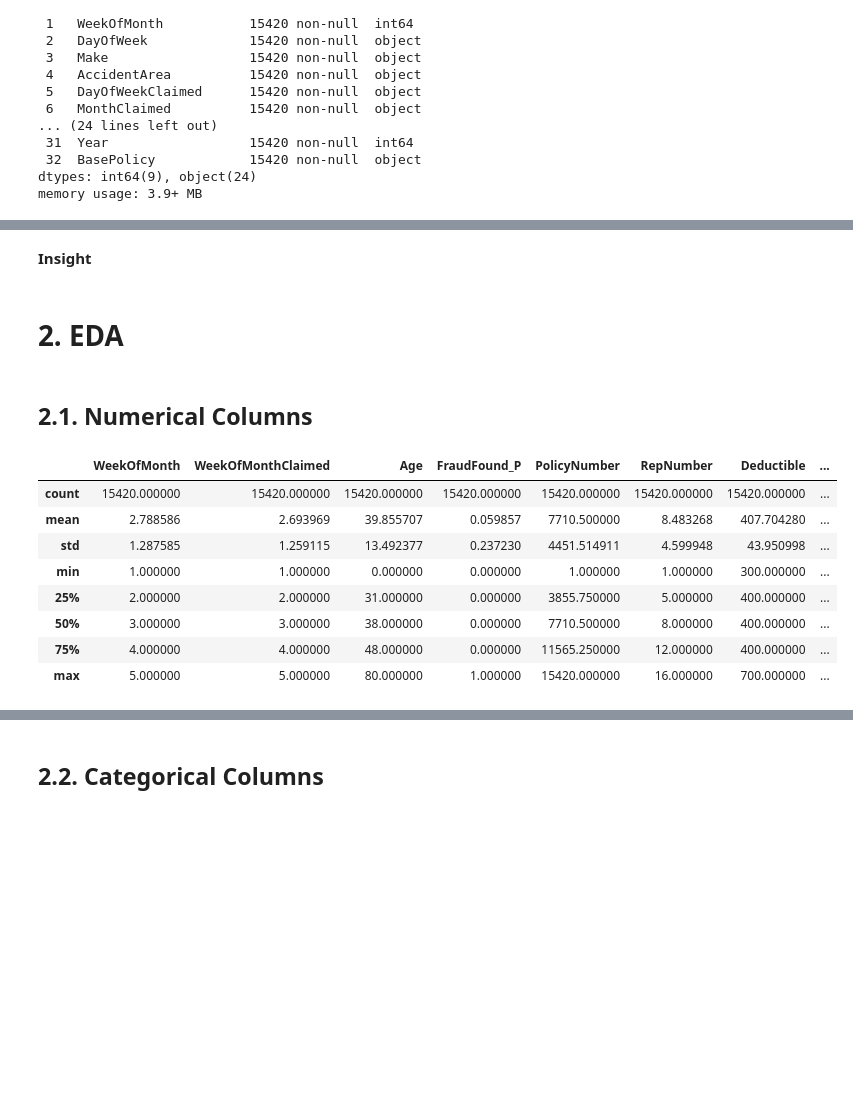
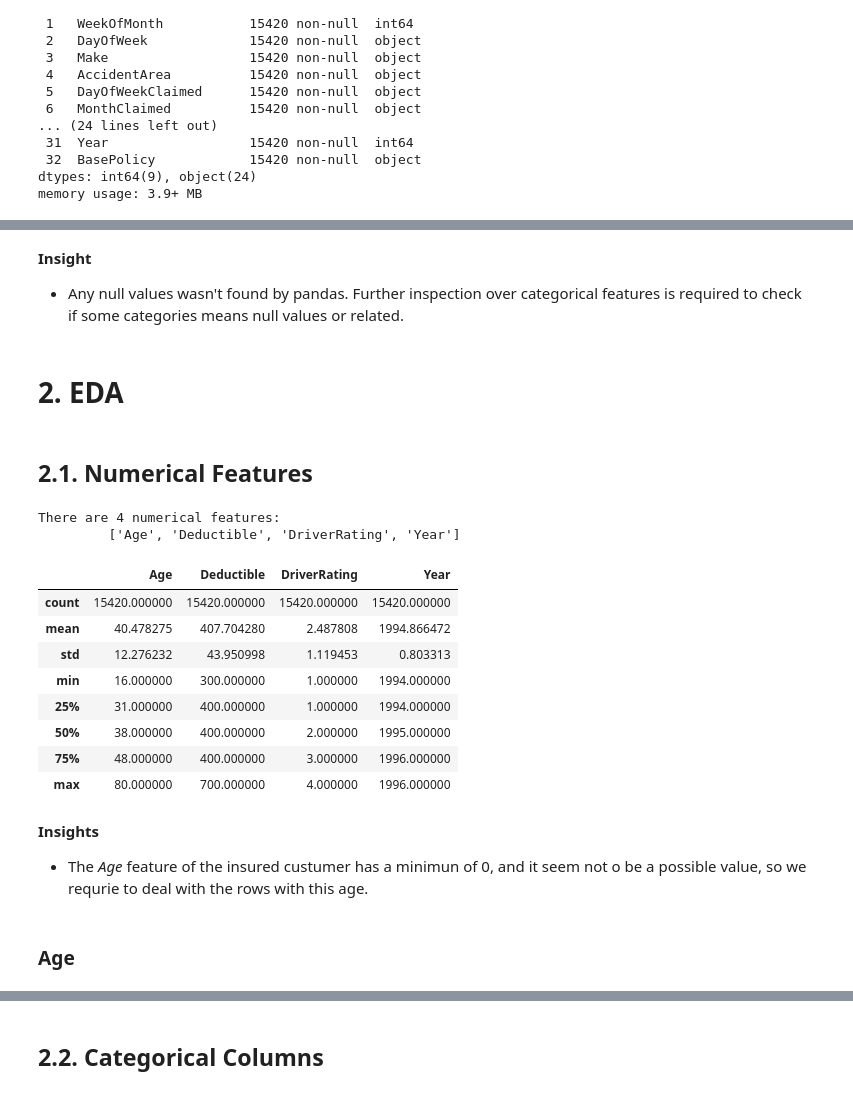
Before and after one commit to aburgosn-ds/ML_claim_fraud_detection, a Jupyter notebook: notebook.ipynb, the cells around one changed output, grey strips where cells are left out. Cells and saved outputs as stored; diff of their text form; code cells hidden in the pictures; blank space fills up the shorter version.

Commit message:
Update univariate analysis: numerical features

```diff
--- a/notebook.ipynb
+++ b/notebook.ipynb
@@ -59,5 +67,5 @@ import seaborn as sns
 # %%
-df = pd.read_csv("fraud_oracle.csv")
+df = pd.read_csv("data/fraud_oracle.csv")
 df.head()
 # %% [output]
 |  | Month | WeekOfMonth | DayOfWeek | Make | AccidentArea | DayOfWeekClaimed | MonthClaimed | ... |
@@ -89,0 +102,2 @@ memory usage: 3.9+ MB
+# %%
+df.drop(columns=['PolicyNumber'], inplace=True, errors='ignore')
@@ -89,0 +106,4 @@ memory usage: 3.9+ MB
+# %%
+df.WeekOfMonth = df.WeekOfMonth.astype(dtype='object')
+df.WeekOfMonthClaimed = df.WeekOfMonthClaimed.astype(dtype='object')
+df.RepNumber = df.RepNumber.astype(dtype='object')
@@ -89,0 +116,4 @@ memory usage: 3.9+ MB
+# %%
+# Separate features and target as DataFrames
+X_df = df.drop(columns=['FraudFound_P'])
+y_df = df['FraudFound_P']
@@ -90,4 +136,6 @@ memory usage: 3.9+ MB
 # %% [markdown]
 **Insight**
+
+- Any null values wasn't found by pandas. Further inspection over categorical features is required to check if some categories means null values or related.
 # %% [markdown]
 # 2. EDA
@@ -97,14 +142,26 @@ categorical_columns = df.select_dtypes(include='object').columns
 # %% [markdown]
-## 2.1. Numerical Columns
+## 2.1. Numerical Features
 # %%
-df.describe()
+numerical_features = X_df.select_dtypes(exclude='object').columns.tolist()
+print(f"There are {len(numerical_features)} numerical features:\n\t {numerical_features}")
+
+
+X_df.describe()
 # %% [output]
+There are 4 numerical features:
+         ['Age', 'Deductible', 'DriverRating', 'Year']
-|  | WeekOfMonth | WeekOfMonthClaimed | Age | FraudFound_P | PolicyNumber | RepNumber | Deductible | ... |
-| count | 15420.000000 | 15420.000000 | 15420.000000 | 15420.000000 | 15420.000000 | 15420.000000 | 15420.000000 | ... |
-| mean | 2.788586 | 2.693969 | 39.855707 | 0.059857 | 7710.500000 | 8.483268 | 407.704280 | ... |
-| std | 1.287585 | 1.259115 | 13.492377 | 0.237230 | 4451.514911 | 4.599948 | 43.950998 | ... |
-| min | 1.000000 | 1.000000 | 0.000000 | 0.000000 | 1.000000 | 1.000000 | 300.000000 | ... |
-| 25% | 2.000000 | 2.000000 | 31.000000 | 0.000000 | 3855.750000 | 5.000000 | 400.000000 | ... |
-| 50% | 3.000000 | 3.000000 | 38.000000 | 0.000000 | 7710.500000 | 8.000000 | 400.000000 | ... |
-| 75% | 4.000000 | 4.000000 | 48.000000 | 0.000000 | 11565.250000 | 12.000000 | 400.000000 | ... |
-| max | 5.000000 | 5.000000 | 80.000000 | 1.000000 | 15420.000000 | 16.000000 | 700.000000 | ... |
+|  | Age | Deductible | DriverRating | Year |
+| count | 15420.000000 | 15420.000000 | 15420.000000 | 15420.000000 |
+| mean | 40.478275 | 407.704280 | 2.487808 | 1994.866472 |
+| std | 12.276232 | 43.950998 | 1.119453 | 0.803313 |
+| min | 16.000000 | 300.000000 | 1.000000 | 1994.000000 |
+| 25% | 31.000000 | 400.000000 | 1.000000 | 1994.000000 |
+| 50% | 38.000000 | 400.000000 | 2.000000 | 1995.000000 |
+| 75% | 48.000000 | 400.000000 | 3.000000 | 1996.000000 |
+| max | 80.000000 | 700.000000 | 4.000000 | 1996.000000 |
+# %% [markdown]
+**Insights**
+
+- The *Age* feature of the insured custumer has a minimun of 0, and it seem not o be a possible value, so we requrie to deal with the rows with this age.
+# %% [markdown]
+### Age
```
Also changed, not shown: parts of 37 cells of this notebook.
